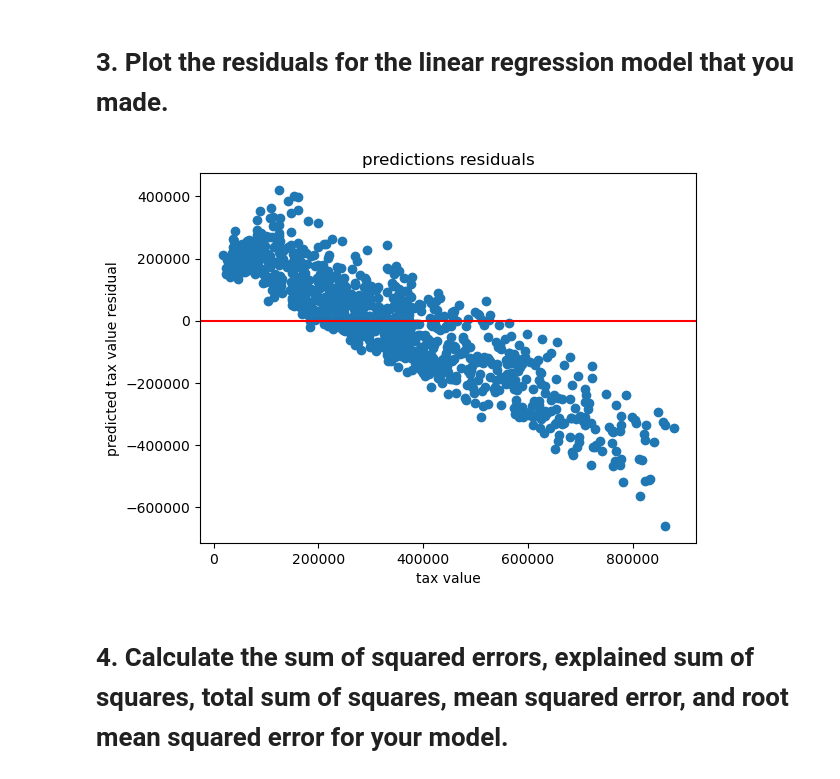
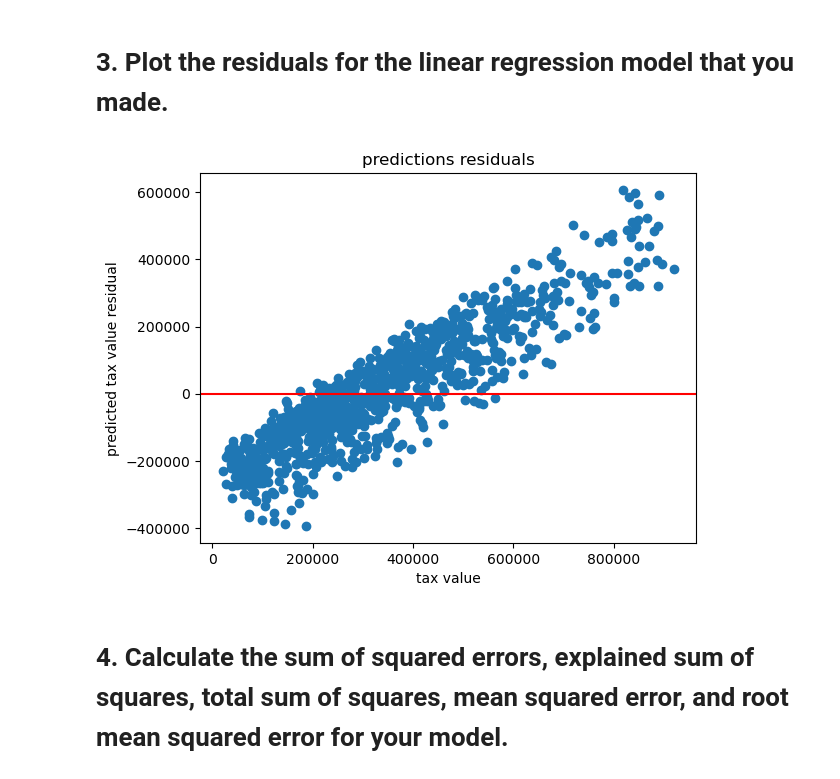
Before and after one commit to Adam-Harris87/regression-exercises, a Jupyter notebook: evaluate.ipynb, the cells around one changed output. Saved outputs shown, nothing was run; the diff lists cells and outputs as text; code cells hidden in the pictures.

```diff
--- a/evaluate.ipynb
+++ b/evaluate.ipynb
@@ -28,17 +28,17 @@ train['yhat'] = model.predict(X)
 # 3. Plot the residuals for the linear regression model that you made.
 # %%
 samp = train.sample(1000)
-plt.scatter(samp.tax_value, (samp.yhat - samp.tax_value))
+plt.scatter(samp.tax_value, (samp.tax_value - samp.yhat))
 
 # The lineplot is my regression line used for predictions
 plt.axhline(0, color='red')
 
 plt.xlabel('tax value')
 plt.ylabel('predicted tax value residual')
 plt.title('predictions residuals')
 plt.show()
 # %% [output]
-[figure, old version]
+[figure, new version]
 # %% [markdown]
 # 4. Calculate the sum of squared errors, explained sum of squares, total sum of squares, mean squared error, and root mean squared error for your model.
 # %% [markdown]
```
Also changed, not shown: parts of 6 cells of this notebook, 3 other files.
